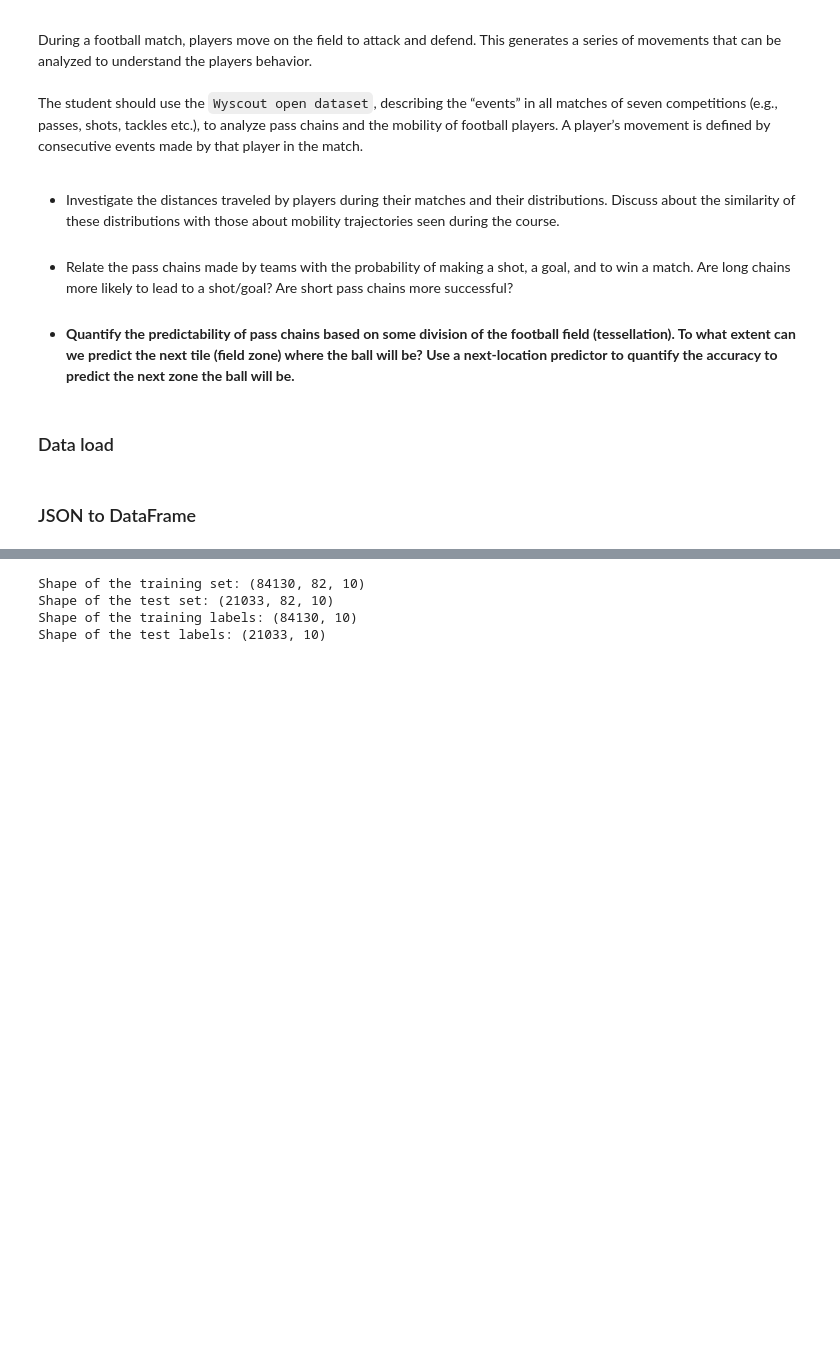
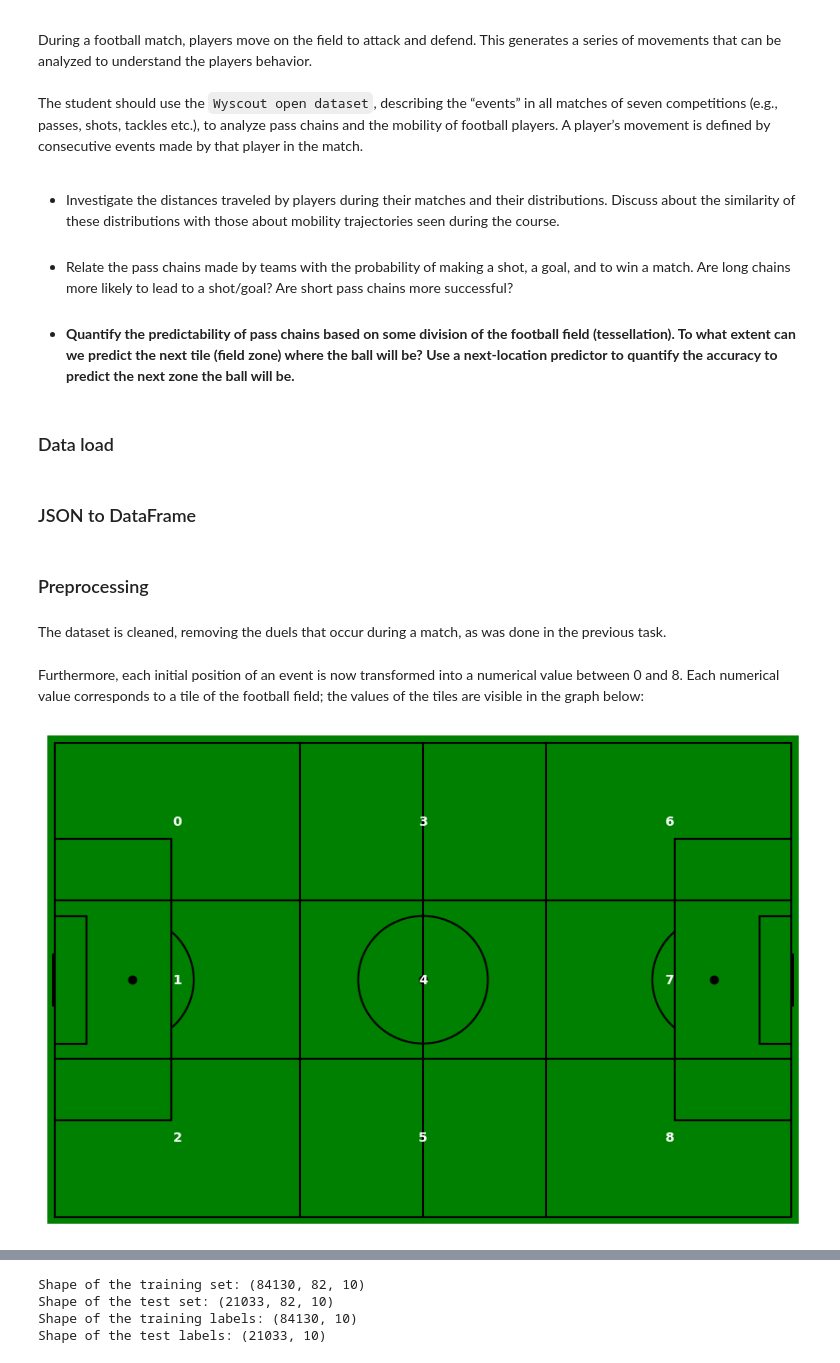
Before and after one commit to PasqualeEsposito/Geospatial_Analytics, a Jupyter notebook: Pass_chains_predictability.ipynb, the cells around one changed output, grey strips where cells are left out. Drawn from its saved outputs; the diff is of its cells as text; code cells hidden in the pictures; blank space fills up the shorter version.

Commit message:
Task 3 completed

```diff
--- a/Pass_chains_predictability.ipynb
+++ b/Pass_chains_predictability.ipynb
@@ -43,6 +45,10 @@ events_df = {
     'European_Championship': pd.DataFrame(events['European_Championship']),
     'World_Cup': pd.DataFrame(events['World_Cup'])
 }
+# %% [markdown]
+### Preprocessing
+# %% [markdown]
+The dataset is cleaned, removing the duels that occur during a match, as was done in the previous task.
 # %%
 for championship in events_df:
     if (championship == 'European_Championship') or (championship == 'World_Cup'):
@@ -50,3 +56,9 @@ for championship in events_df:
     events_df[championship] = events_df[championship][(events_df[championship]['eventId'] != 1) & (~events_df[championship]['subEventId'].isin([11, 12]))].reset_index(drop=True)
     events_df[championship] = events_df[championship][(events_df[championship]['subEventName'] != 'Goal kick')].reset_index(drop=True)
     events_df[championship].drop(columns=['tags', 'eventName', 'subEventId', 'id'], inplace=True)
+# %% [markdown]
+Furthermore, each initial position of an event is now transformed into a numerical value between 0 and 8. Each numerical value corresponds to a tile of the football field; the values of the tiles are visible in the graph below:
+# %%
+draw_tessellation()
+# %% [output]
+[figure, added]
```
Also changed, not shown: parts of 43 cells of this notebook.
